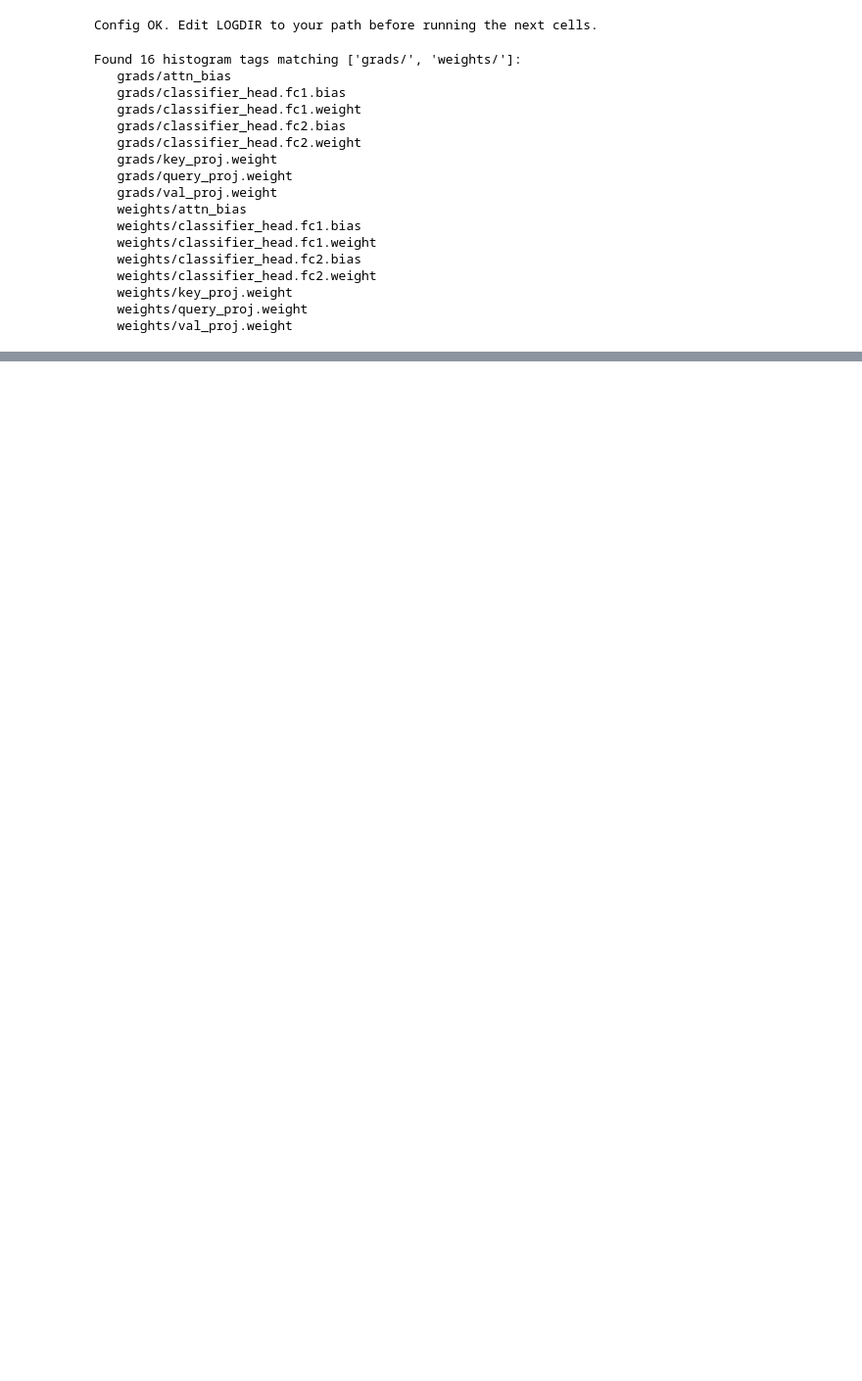
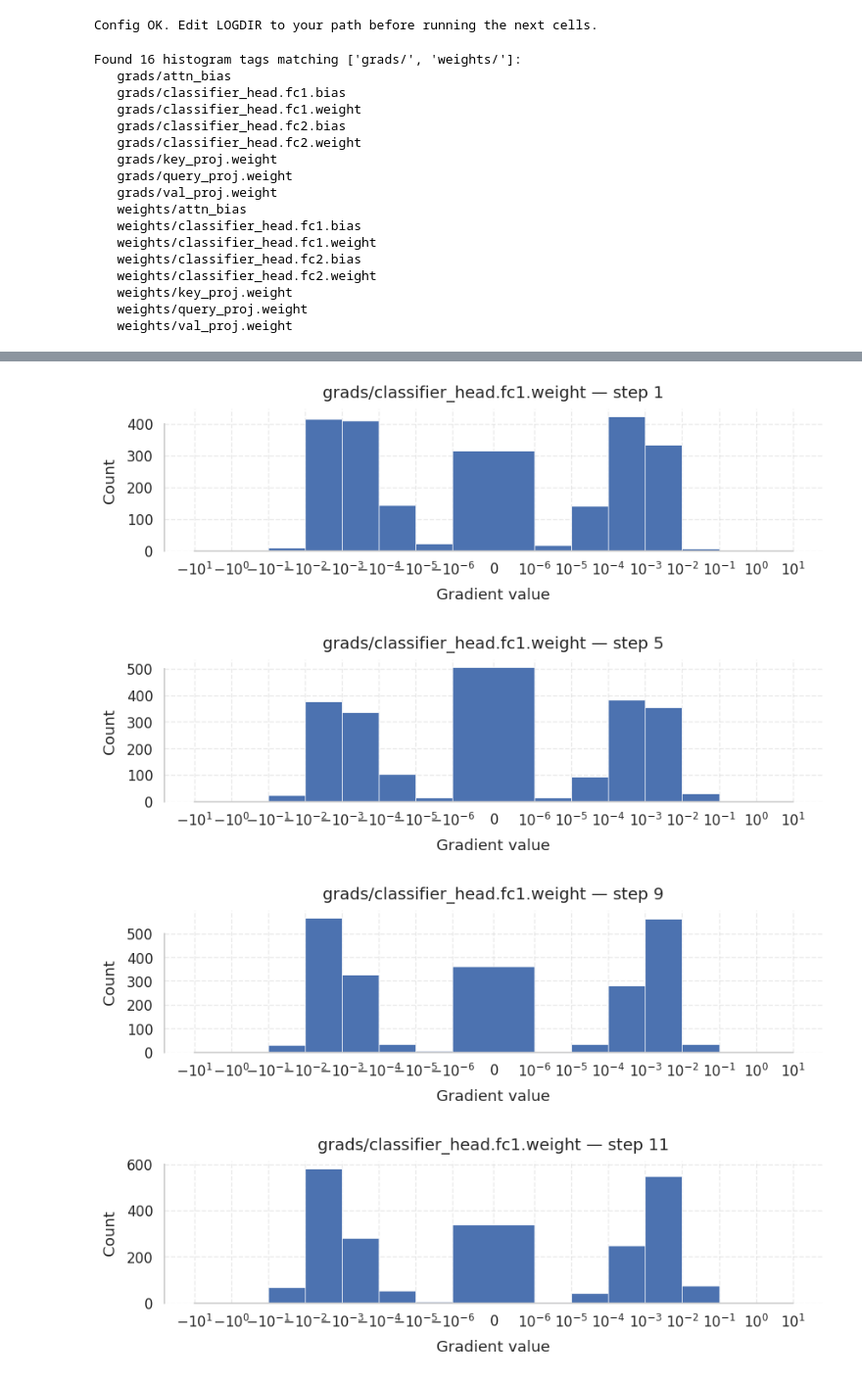
Before and after one commit to LucasVon0645/Master-Thesis--Project-ReadmitAI, a Jupyter notebook: recurrent_health_events_prediction/model_analysis/mimic/deep_learning/tensorboard_analysis.ipynb, the cells around one changed output, grey strips where cells are left out. Shown at 98% size. Drawn from its saved outputs; the diff is of its cells as text; code cells hidden in the pictures; blank space fills up the shorter version.

```diff
--- a/recurrent_health_events_prediction/model_analysis/mimic/deep_learning/tensorboard_analysis.ipynb
+++ b/recurrent_health_events_prediction/model_analysis/mimic/deep_learning/tensorboard_analysis.ipynb
@@ -306,13 +306,23 @@ plot_time_distributions(
 # %%
-step_idx = 1
-counts = series[step_idx][2]
-edges = series[step_idx][1]
-step = series[step_idx][0]
+step_idx_list = [0, 4, 8, -1]
 
-fig = plot_histogram_logscale(
-    tag, step, edges, counts,
-    nbins_per_decade=1,
-    vmin_exp=-6, vmax_exp=1,
-    yscale='linear',
-    out_png=None,
-)
+
+for step_idx in step_idx_list:
+    counts = series[step_idx][2]
+    edges = series[step_idx][1]
+    step = series[step_idx][0]
+
+    fig = plot_histogram_logscale(
+        tag, step, edges, counts,
+        nbins_per_decade=1,
+        vmin_exp=-6, vmax_exp=1,
+        yscale='linear',
+        out_png=None,
+    )
+
+    display(fig)
+# %% [output]
+[figure, added]
+[figure, added]
+[figure, added]
+[figure, added]
```
Also changed, not shown: parts of 13 cells of this notebook.
